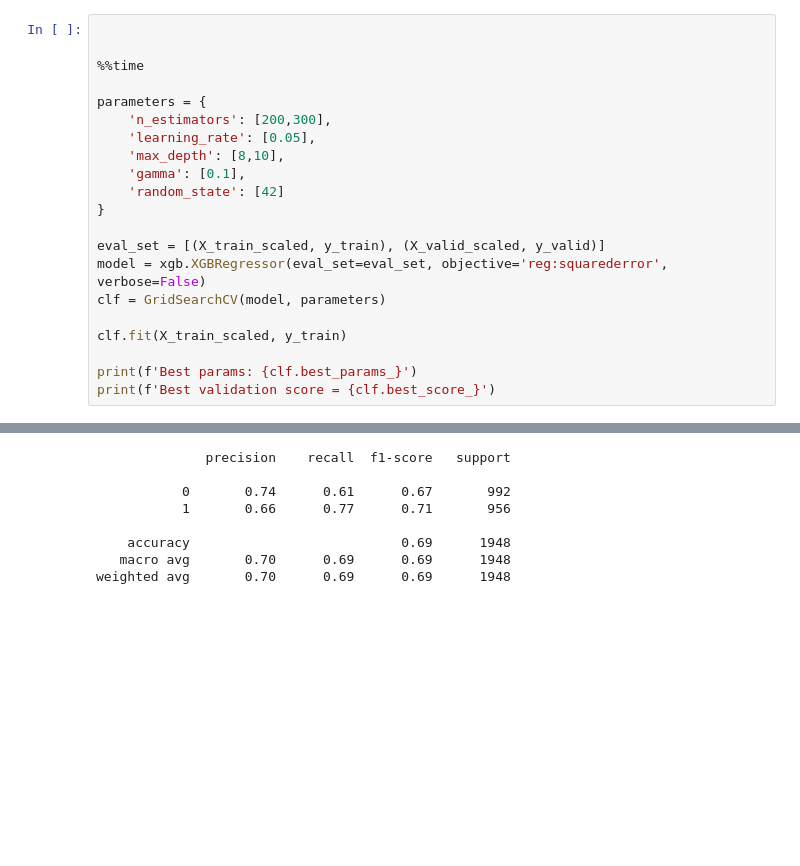
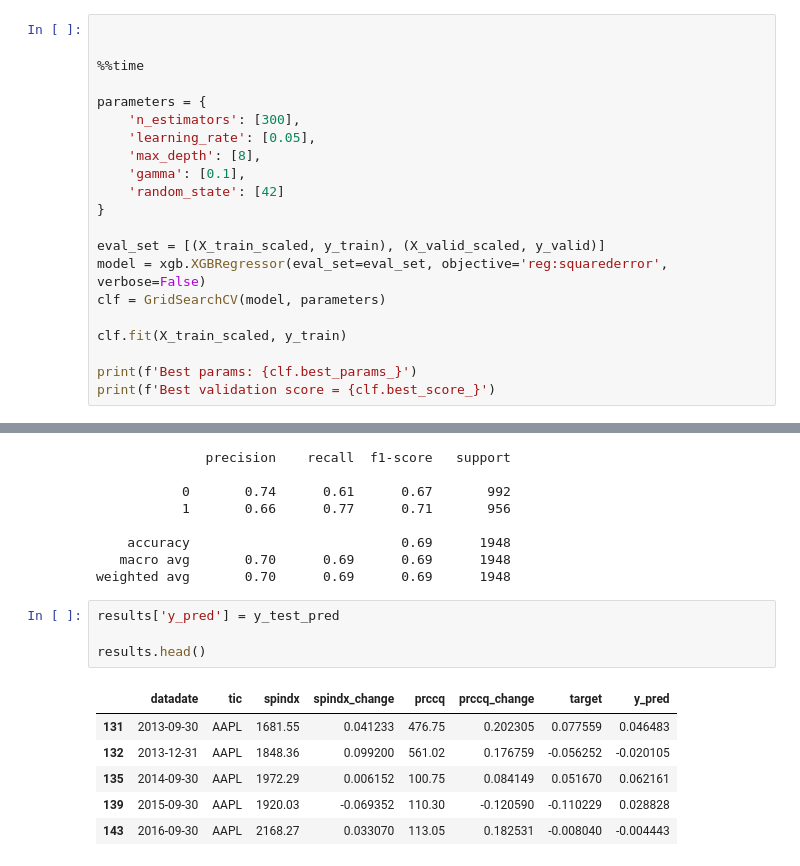
Before and after one commit to edocampione/4YP, a Jupyter notebook: models/technical classification copy.ipynb, the cells around one changed output, grey strips where cells are left out. Drawn from its saved outputs; the diff is of its cells as text; blank space fills up the shorter version.

```diff
--- a/models/technical classification copy.ipynb
+++ b/models/technical classification copy.ipynb
@@ -163,9 +175,9 @@ X_train_scaled.head()
 %%time
 
 parameters = {
-    'n_estimators': [200,300],
+    'n_estimators': [300],
     'learning_rate': [0.05],
-    'max_depth': [8,10],
+    'max_depth': [8],
     'gamma': [0.1],
     'random_state': [42]
 }
@@ -248,3 +260,14 @@ print(classification_report(y_test_binary, y_test_pred_binary))
     accuracy                           0.69      1948
    macro avg       0.70      0.69      0.69      1948
 weighted avg       0.70      0.69      0.69      1948
+# %%
+results['y_pred'] = y_test_pred
+
+results.head()
+# %% [output]
+|  | datadate | tic | spindx | spindx_change | prccq | prccq_change | target | y_pred |
+| 131 | 2013-09-30 | AAPL | 1681.55 | 0.041233 | 476.75 | 0.202305 | 0.077559 | 0.046483 |
+| 132 | 2013-12-31 | AAPL | 1848.36 | 0.099200 | 561.02 | 0.176759 | -0.056252 | -0.020105 |
+| 135 | 2014-09-30 | AAPL | 1972.29 | 0.006152 | 100.75 | 0.084149 | 0.051670 | 0.062161 |
+| 139 | 2015-09-30 | AAPL | 1920.03 | -0.069352 | 110.30 | -0.120590 | -0.110229 | 0.028828 |
+| 143 | 2016-09-30 | AAPL | 2168.27 | 0.033070 | 113.05 | 0.182531 | -0.008040 | -0.004443 |
```
Also changed, not shown: parts of 8 cells of this notebook.
